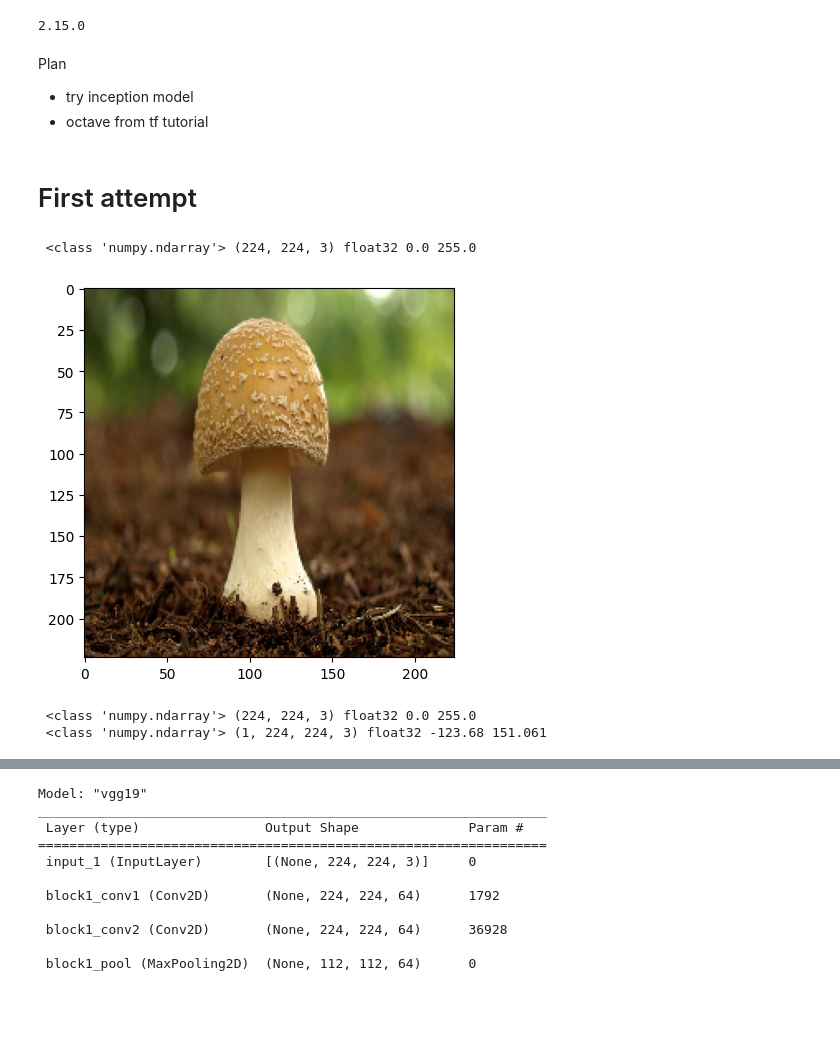
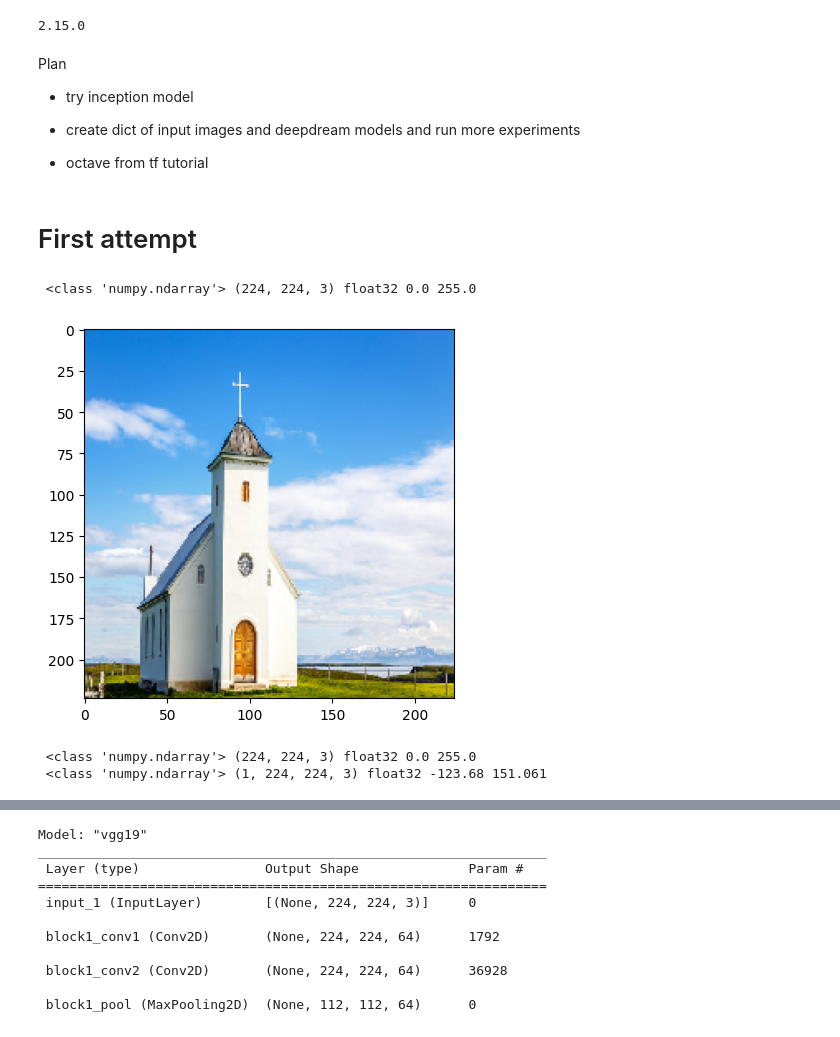
Before and after one commit to CsanyiDavid/deepdream, a Jupyter notebook: main.ipynb, the cells around one changed output, grey strips where cells are left out. Cells and saved outputs as stored; diff of their text form; code cells hidden in the pictures; blank space fills up the shorter version.

```diff
--- a/main.ipynb
+++ b/main.ipynb
@@ -12,6 +18,7 @@ print(tf.__version__)
 # %% [markdown]
 Plan
 * try inception model
++ create dict of input images and deepdream models and run more experiments
 * octave from tf tutorial
 # %% [markdown]
 # First attempt
@@ -32,21 +39,21 @@ def inverse_preprocess_to_array(image):
     return image
 # %%
 #Load and resize image
-img_path = 'mushroom.jpg'
+img_path = 'church.jpg'
 img = keras.utils.load_img(img_path, target_size=(224, 224))
 x = keras.utils.img_to_array(img)
 image_properites(x)
 
 plt.imshow(x/255.)
 plt.show()
 
 image_properites(x)
 x = np.expand_dims(x, axis=0)
 x = keras.applications.vgg19.preprocess_input(x)
 image_properites(x)
 # %% [output]
  <class 'numpy.ndarray'> (224, 224, 3) float32 0.0 255.0
-[figure, old version]
+[figure, new version]
  <class 'numpy.ndarray'> (224, 224, 3) float32 0.0 255.0
  <class 'numpy.ndarray'> (1, 224, 224, 3) float32 -123.68 151.061
 # %%
```
Also changed, not shown: parts of 17 cells of this notebook.
